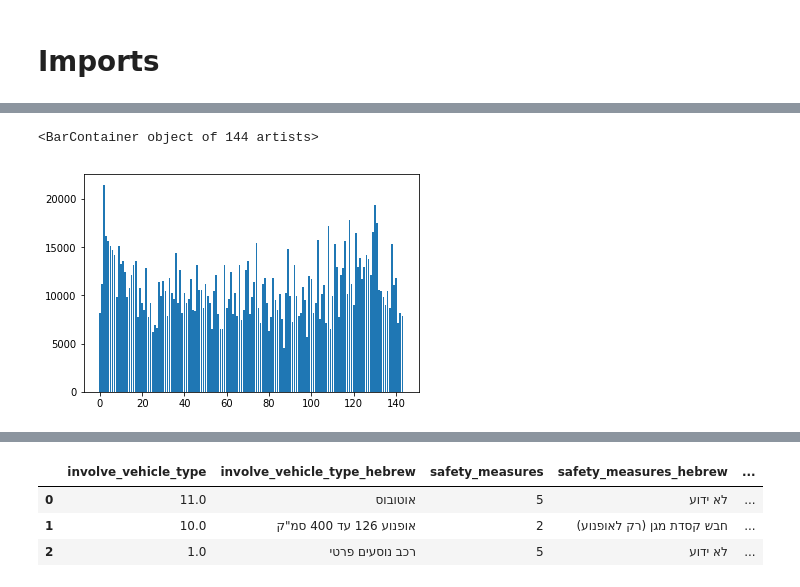
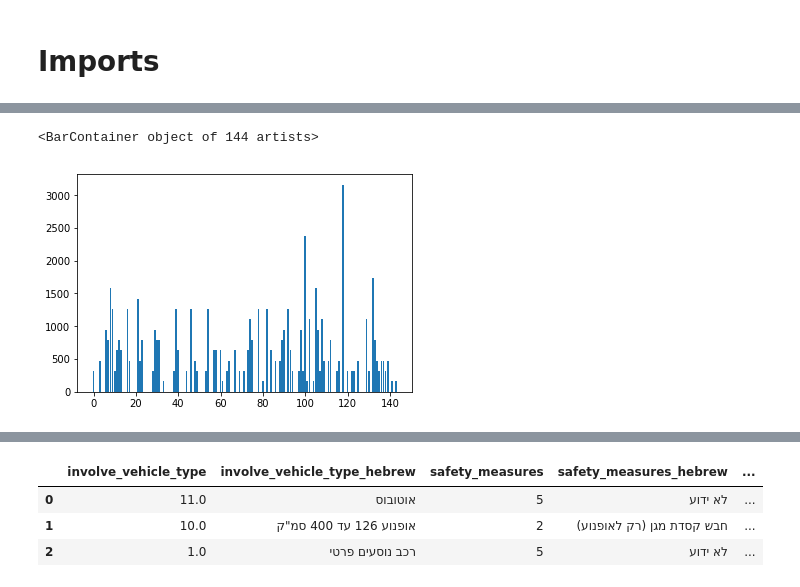
Before and after one commit to Yaminbens/Anyway, a Jupyter notebook: TemporalDifferences.ipynb, the cells around one changed output, grey strips where cells are left out. Drawn from its saved outputs; the diff is of its cells as text; code cells hidden in the pictures.

Commit message:
devided to 3 severities
copy use cases graphs

```diff
--- a/TemporalDifferences.ipynb
+++ b/TemporalDifferences.ipynb
@@ -28,6 +47,6 @@ df.loc[df['road_segment_number'] == 90][:3][[ 'accident_day','accident_hour_raw'
 # %%
 from collections import defaultdict
-years = df['accident_year'].unique()
+years = sorted(df['accident_year'].unique(), reverse=True)
 months = range(1,13,1)
 
 months_dict = {curr_m: 0 for curr_m in months}
@@ -35,4 +54,4 @@ accidents = defaultdict(dict)
 for year in years:
     accidents[year] = months_dict.copy()
 
-accidents
+severities = range(1,4)
@@ -57,6 +58,17 @@ defaultdict(dict,
 # %%
 acclist = []
+for i in range(3):
+    acclist.append([])
 for year in years:
     for month in months:
-        accidents[year][month] = df.loc[(df['road_segment_number'] == 90) & (df['accident_year'] == year) & (df['accident_month'] == month)].size
-        acclist.append(accidents[year][month])
+#         accidents[year][month] = df.loc[(df['road_segment_number'] == 90) & (df['accident_year'] == year) & (df['accident_month'] == month)].size
+#         acclist.append(accidents[year][month])
+        for sev in severities:
+            acclist[sev-1].append(df.loc[(df['road1'] == 77) & (df['accident_year'] == year) & (df['accident_month'] == month) & (df['accident_severity'] == sev)].size)
+# %%
+acclist = []
+for i in range(3):
+    acclist.append([])
+for year in years:
+     for sev in severities:
+        acclist[sev-1].append(df.loc[(df['road1'] == 90) & (df['accident_year'] == year)].size)
@@ -63,7 +90,5 @@ for year in years:
 # %%
-import matplotlib.pyplot
-import numpy as np
-matplotlib.pyplot.bar(np.arange(len(acclist)),acclist)
+matplotlib.pyplot.bar(np.arange(len(acclist[1])),acclist[1])
 # %% [output]
 <BarContainer object of 144 artists>
-[figure, old version]
+[figure, new version]
```
Also changed, not shown: parts of 13 cells of this notebook.
